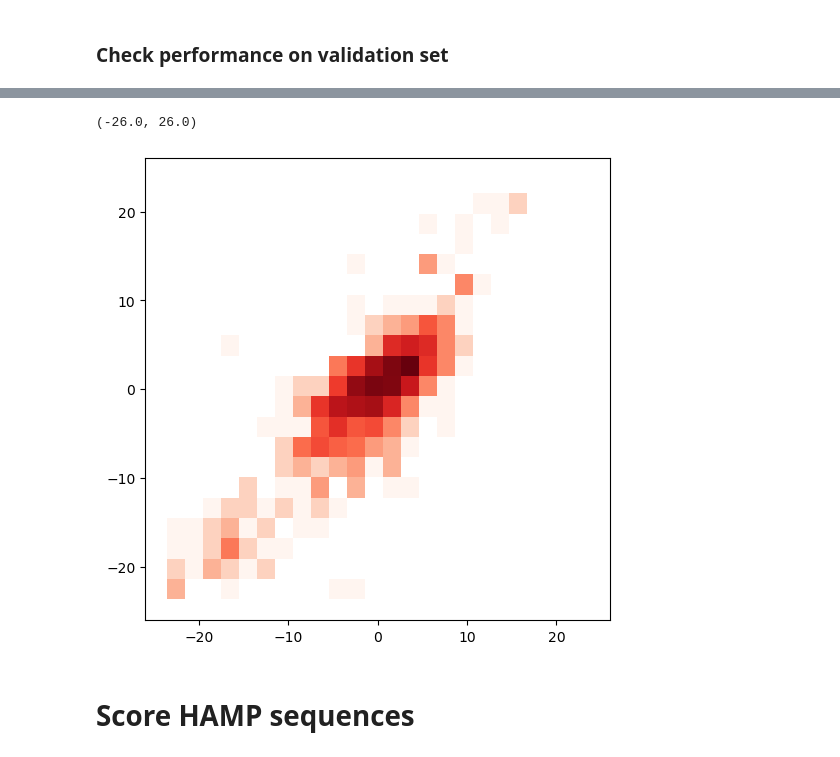
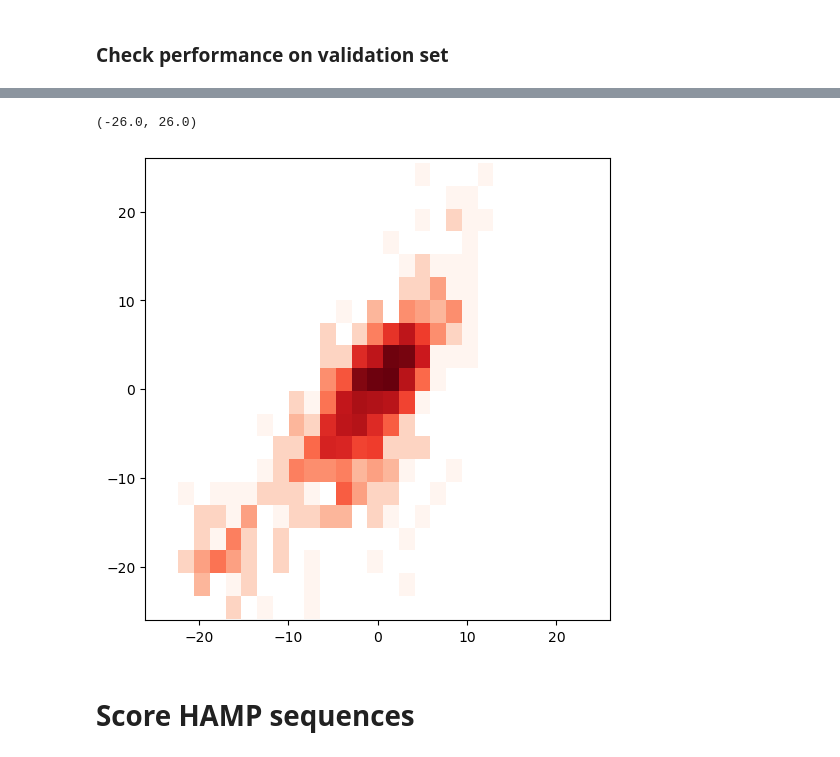
Before and after one commit to labstructbioinf/HAMPpred, a Jupyter notebook: notebooks/steps/4_scan_mutations.ipynb, the cells around one changed output, grey strips where cells are left out. Drawn from its saved outputs; the diff is of its cells as text; code cells hidden in the pictures.

```diff
--- a/notebooks/steps/4_scan_mutations.ipynb
+++ b/notebooks/steps/4_scan_mutations.ipynb
@@ -43,15 +45,17 @@ DATA_DIR = './data/'
 # %%
 operator = MultiChainOperator(MultiEncoder([RadiousPhobosEncoder(), OneHotEncoderSeq()]), SeqWindow(11, 11), RadianEncoder(100),  SeqWindow(11, 11, null_char=[[0]]),
                                       parallel=True)
-model_conf = model_config = {
-    'activation': 'tanh',
-    'norm': True,
-    'n_layers': 1,
-    'kernel_sizes': (3, 5, 7),
-    'lstm': 2,
-    'dense': 1,
-    'reshape_out': False,
-    'epochs': 30
-}
+model_conf = {'activation': 'tanh',
+ 'norm': True,
+ 'n_layers': 3,
+ 'kernel_sizes': (3, 5, 7),
+ 'lstm': 1,
+ 'dense': 3,
+ 'reshape_out': False,
+ 'epochs': 100,
+ 'task': 'hamp_rot',
+ 'version': '3_5_7_3_1_3',
+ 'data_dir': '/home/users/sdunin/calc/HAMPpred/data/output/weights/hamp_rot/3_5_7_3_1_3'}
+
 conf = PredictionConfig(BaseConvolutionalWrapper, operator, model_conf)
-clf_main = Predictor('hamp_rot', config=conf)
+clf_main = Predictor('hamp_rot', config=conf, version='3_5_7_3_1_3')
@@ -80,18 +79,15 @@ To enable them in other operations, rebuild TensorFlow with the appropriate comp
 # %%
 data['rot_main'] = val_pred_main.N_pred.apply(lambda x:np.mean(x)/2).tolist()
-# %%
-val_pred_aux = clf_aux.predict(encode_df(data))
-data['rot_aux'] = val_pred_aux.mean(axis=1) / 2
 # %%
 import matplotlib as mpl
 fig, ax = plt.subplots(1,1, figsize=(6, 6), dpi=100)
 
-ax.hist2d(data.rot_main, data.rot_aux, bins=20, cmap='Reds', norm=mpl.colors.LogNorm());
+ax.hist2d(data.rot_main, data.rot_mean/2, bins=20, cmap='Reds', norm=mpl.colors.LogNorm());
 ax.set_xlim(-26, 26)
 ax.set_ylim(-26, 26)
 # %% [output]
 (-26.0, 26.0)
-[figure, old version]
+[figure, new version]
 # %% [markdown]
 # Score HAMP sequences
 # %% [markdown]
```
Also changed, not shown: parts of 25 cells of this notebook, 22 other files.
